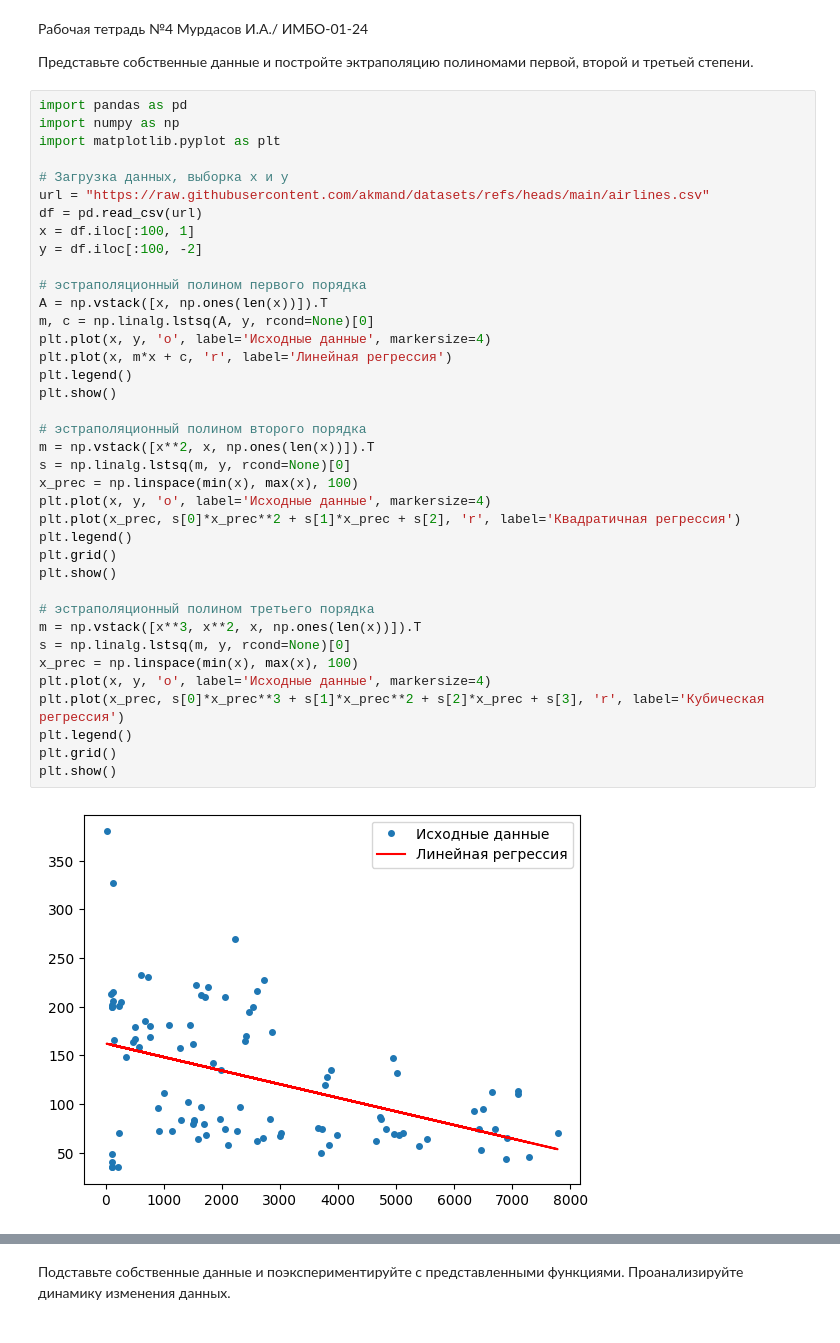
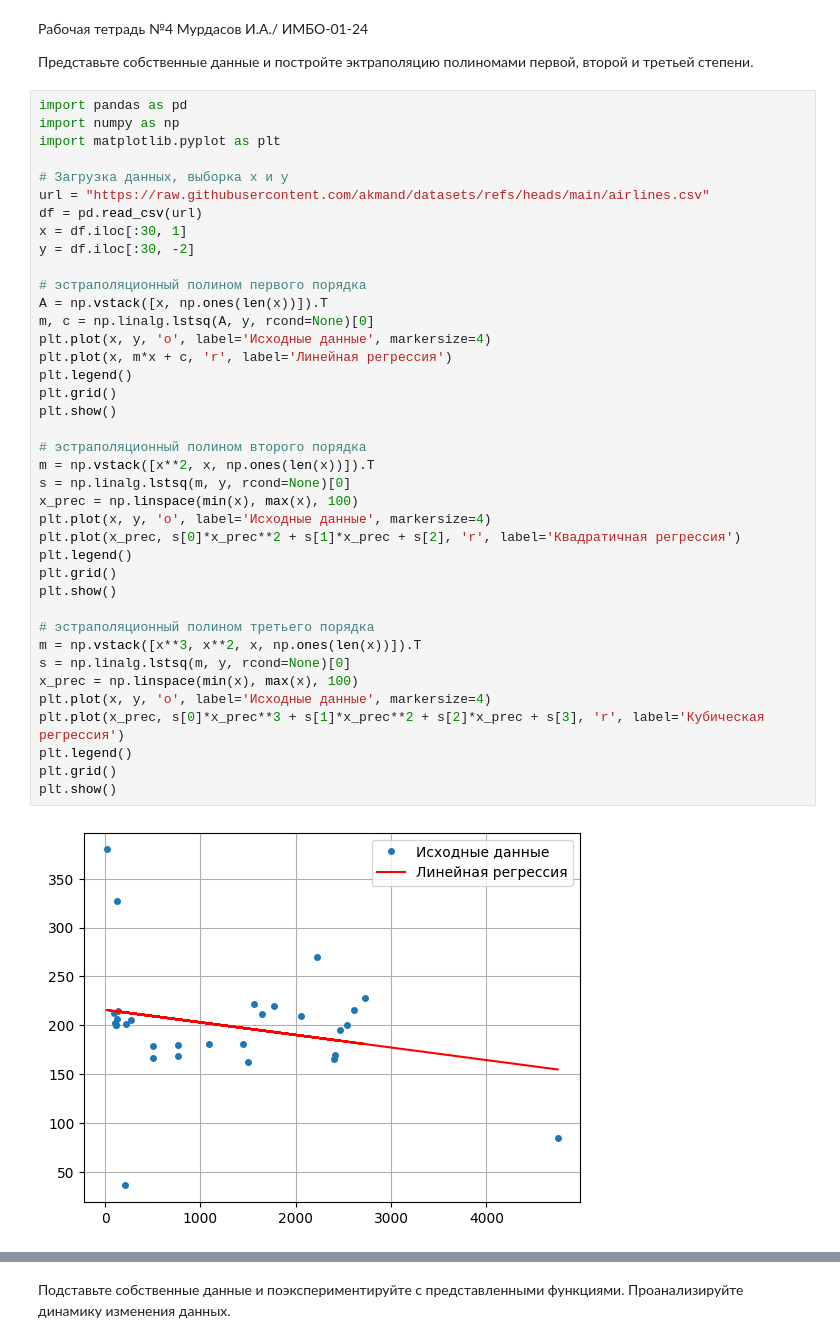
Before and after one commit to VolanD111/Main_Repository, a Jupyter notebook: Python/AI-sem2/WorkBook_4.ipynb, the cells around one changed output, grey strips where cells are left out. Saved outputs shown, nothing was run; the diff lists cells and outputs as text.

```diff
--- a/Python/AI-sem2/WorkBook_4.ipynb
+++ b/Python/AI-sem2/WorkBook_4.ipynb
@@ -10,35 +10,36 @@ import matplotlib.pyplot as plt
 # Загрузка данных, выборка x и y
 url = "https://raw.githubusercontent.com/akmand/datasets/refs/heads/main/airlines.csv"
 df = pd.read_csv(url)
-x = df.iloc[:100, 1]
-y = df.iloc[:100, -2]
+x = df.iloc[:30, 1]
+y = df.iloc[:30, -2]
 
 # эстраполяционный полином первого порядка
 A = np.vstack([x, np.ones(len(x))]).T
 m, c = np.linalg.lstsq(A, y, rcond=None)[0]
 plt.plot(x, y, 'o', label='Исходные данные', markersize=4)
 plt.plot(x, m*x + c, 'r', label='Линейная регрессия')
 plt.legend()
+plt.grid()
 plt.show()
 
 # эстраполяционный полином второго порядка
 m = np.vstack([x**2, x, np.ones(len(x))]).T
 s = np.linalg.lstsq(m, y, rcond=None)[0]
 x_prec = np.linspace(min(x), max(x), 100)
 plt.plot(x, y, 'o', label='Исходные данные', markersize=4)
 plt.plot(x_prec, s[0]*x_prec**2 + s[1]*x_prec + s[2], 'r', label='Квадратичная регрессия')
 plt.legend()
 plt.grid()
 plt.show()
 
 # эстраполяционный полином третьего порядка
 m = np.vstack([x**3, x**2, x, np.ones(len(x))]).T
 s = np.linalg.lstsq(m, y, rcond=None)[0]
 x_prec = np.linspace(min(x), max(x), 100)
 plt.plot(x, y, 'o', label='Исходные данные', markersize=4)
 plt.plot(x_prec, s[0]*x_prec**3 + s[1]*x_prec**2 + s[2]*x_prec + s[3], 'r', label='Кубическая регрессия')
 plt.legend()
 plt.grid()
 plt.show()
 # %% [output]
-[figure, old version]
+[figure, new version]
```
Also changed, not shown: parts of 4 cells of this notebook, 5 other files.
